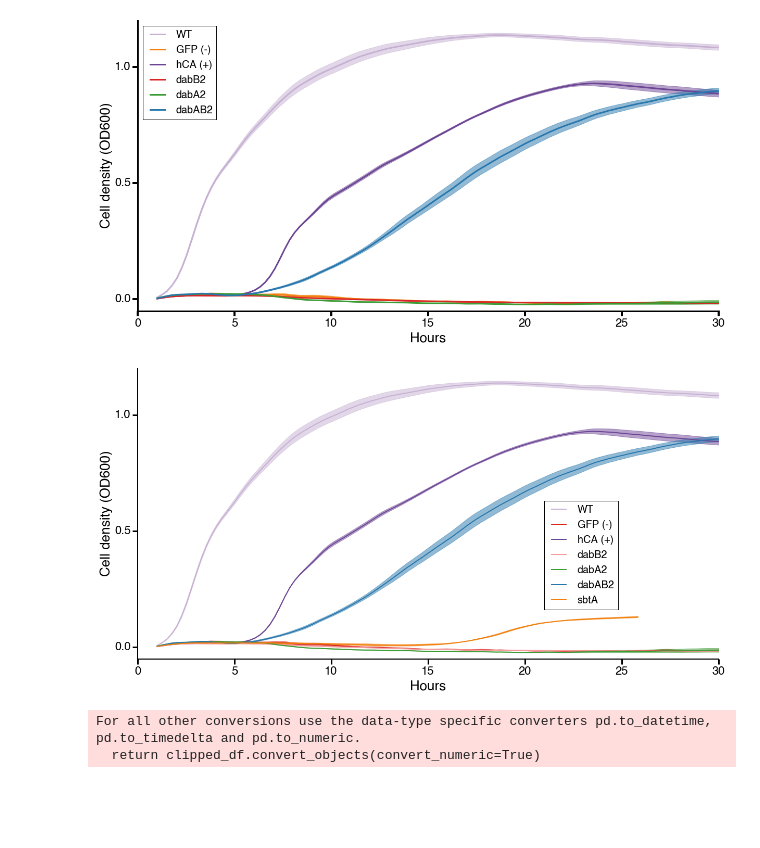
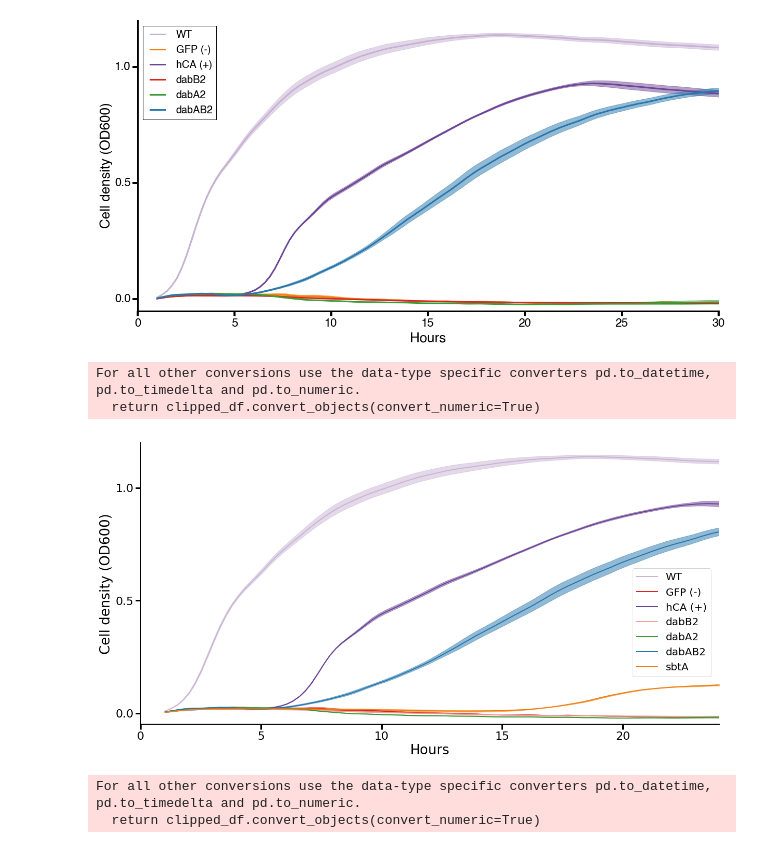
Before and after one commit to jackdesmarais/DabTransporterPaper, a Jupyter notebook: scripts/figure 3 CAFree complementation by DAB.ipynb, the cells around one changed output. Drawn from its saved outputs; the diff is of its cells as text; code cells hidden in the pictures; blank space fills up the shorter version.

```diff
--- a/scripts/figure 3 CAFree complementation by DAB.ipynb
+++ b/scripts/figure 3 CAFree complementation by DAB.ipynb
@@ -602,37 +602,39 @@ for i, tp in enumerate(to_plot):
                      color=color, alpha=0.5)
     plt.plot(time_h, mean_OD[c], label=label, color=color,lw=2)
 
-plt.xlim(0,30)
+plt.xlim(0,24)
 
 plt.ylabel('Cell density (OD600)', fontsize=26)
 plt.xlabel('Hours', fontsize=26)
 
 # plt.xticks(xs, labels, rotation=45, fontsize=24, ha='right')
 plt.tick_params(axis='both', direction='out', bottom='on', left='on', top='off', right='off',
                 length=10, width=3)
 plt.yticks([0, 0.5, 1.0], fontsize=22)
 plt.xticks(fontsize=22)
 plt.ylim(-0.05, 1.2)
     # Hide the right and top spines
 ax.spines['right'].set_visible(False)
 ax.spines['top'].set_visible(False)
 
 # Only show ticks on the left and bottom spines
 ax.yaxis.set_ticks_position('left')
 ax.xaxis.set_ticks_position('bottom')
 
 #     change axis weight
 ax.spines['left'].set_linewidth(2)
 ax.spines['bottom'].set_linewidth(2)
 # plt.legend(loc=0,fontsize=20)
-plt.legend(loc=[0.7,0.17],fontsize=20)
+plt.legend(loc=[0.85,0.17],fontsize=20)
 
 plt.savefig('figS2/figS2A.eps',format='eps',bbox_inches='tight')
 plt.savefig('figS2/figS2A.svg',format='svg',bbox_inches='tight')
 
 plt.show()
 # %% [output]
+For all other conversions use the data-type specific converters pd.to_datetime, pd.to_timedelta and pd.to_numeric.
+  return clipped_df.convert_objects(convert_numeric=True)
-[figure, old version]
+[figure, new version]
 # %%
 fig,ax = plt.subplots(figsize=(20,10))
 
```
Also changed, not shown: parts of 1 cell of this notebook, 19 other files.
